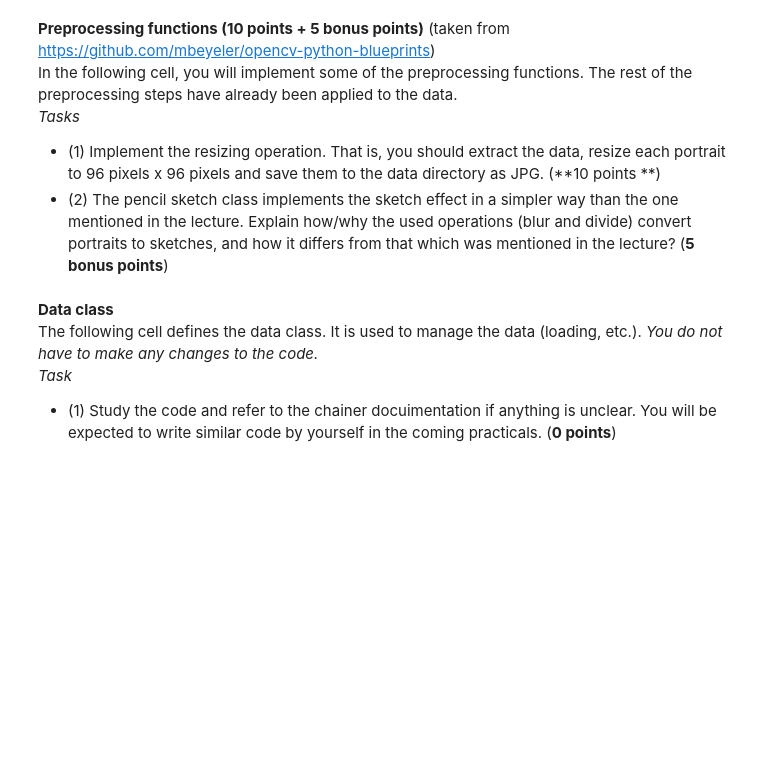
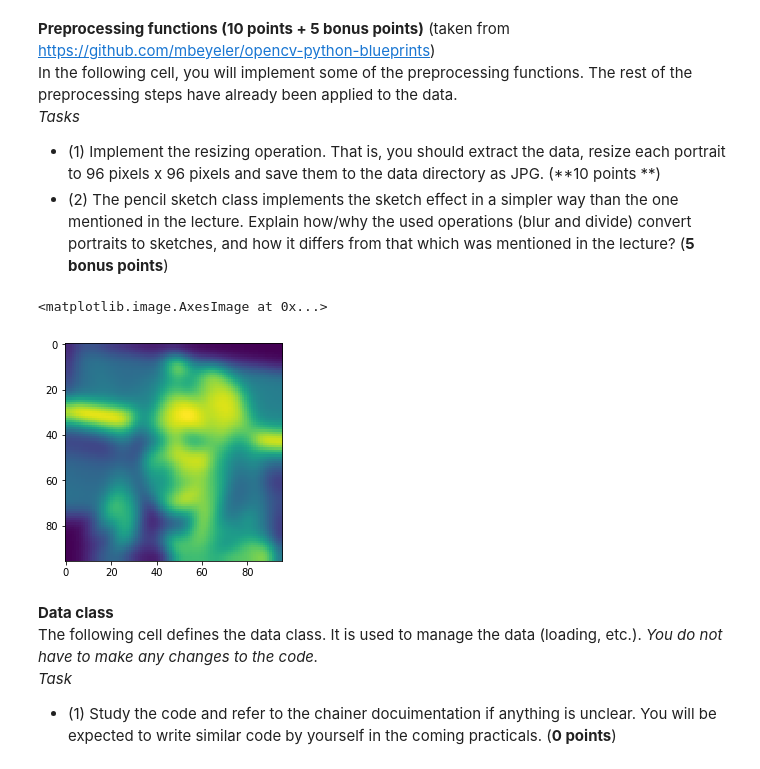
Before and after one commit to NIPS-2018/nips_2018, a Jupyter notebook: week2/weeks_2_and_3_assignment.ipynb, the cells around one changed output. Saved outputs shown, nothing was run; the diff lists cells and outputs as text; code cells hidden in the pictures; blank space fills up the shorter version.

```diff
--- a/week2/weeks_2_and_3_assignment.ipynb
+++ b/week2/weeks_2_and_3_assignment.ipynb
@@ -98,6 +101,15 @@ def preprocess(img):
         return np.rollaxis(np.asarray(img, 'float32')[..., None], 2)
     else:
         return np.rollaxis(np.asarray(img, 'float32')[..., ::-1], 2)
+# %%
+from matplotlib.pyplot import imshow
+%matplotlib inline
+
+img = np.asarray(Image.open('data/AJ_Cook_0001.jpg').convert('RGB').resize((96,96), Image.LANCZOS), 'f')
+imshow(cv2.GaussianBlur(cv2.cvtColor(img, cv2.COLOR_RGB2GRAY), (21, 21), 0, 0))
+# %% [output]
+<matplotlib.image.AxesImage at 0x...>
+[figure, added]
 # %% [markdown]
 **Data class**
 The following cell defines the data class. It is used to manage the data (loading, etc.). *You do not have to make any changes to the code.*
```
Also changed, not shown: parts of 8 cells of this notebook.
